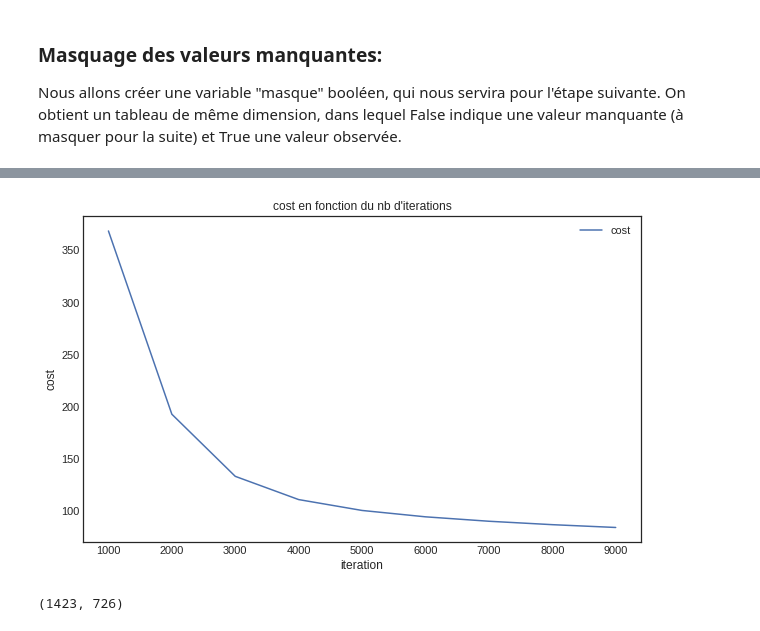
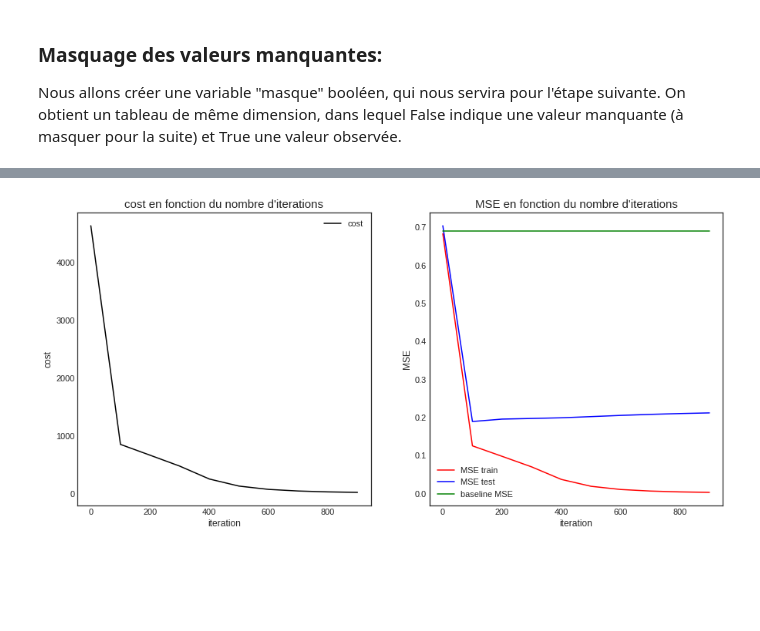
Before and after one commit to ismaelbonneau/movie_recommender, a Jupyter notebook: collaborative_filtering_1.ipynb, the cells around one changed output, grey strips where cells are left out. Cells and saved outputs as stored; diff of their text form; code cells hidden in the pictures; blank space fills up the shorter version.

```diff
--- a/collaborative_filtering_1.ipynb
+++ b/collaborative_filtering_1.ipynb
@@ -151,3 +206,10 @@ df = df.transpose()
+# %%
+for i in range(len(df.values)):
+    for j in range(len(df.values[i])):
+        if df.values[i,j] > 6:
+            df.values[i,j] = 1
+        else:
+            df.values[i,j] = 0
 # %% [markdown]
 ### Masquage des valeurs manquantes:
 
@@ -166,2 +217,4 @@ mask.head()
+# %%
+train = df.notnull().values
 # %%
 df.columns = list(range(len(serie_dict)))
@@ -168,3 +225,17 @@ df.columns = list(range(len(serie_dict)))
+# %%
+import random
+
+test_size = 0.2
+test = train.copy()
+
+for i in range(df.shape[0]):
+    for j in range(df.shape[1]):
+        if train[i,j]:
+            if random.random() < test_size:
+                #ajouter dans test et enlever de train
+                train[i,j] = False
+            else:
+                test[i,j] = False
 # %% [markdown]
 ### Matrix Factorization: principe
 
@@ -287,16 +428,23 @@ cost: 84.100412
+# %%
+nmf = NMF(50)
+learnt_U, learnt_I, results = nmf.run(df, train, test, 1000, 0.00001, alpha=0.001, verbose=False)
 # %%
-plt.figure(figsize=(10,6))
-plt.title("cost en fonction du nb d'iterations")
+plt.figure(figsize=(15,7))
+plt.subplot(1,2, 1)
+plt.title("cost en fonction du nombre d'iterations", fontsize=15)
 plt.xlabel("iteration")
 plt.ylabel("cost")
-plt.plot([a for a,b in costs[1:]], [b for a,b in costs[1:]], label="cost")
-#plt.plot([a for a,b in costs], mses, color="green", label="MSE error")
+plt.plot([a for a,b in results["cost"]], [b for a,b in results["cost"]], color="black", label="cost")
+plt.legend()
+
+plt.subplot(1,2, 2)
+plt.title("MSE en fonction du nombre d'iterations", fontsize=15)
+plt.xlabel("iteration")
+plt.ylabel("MSE")
+plt.plot([a for a,b in results["mse_train"]], [b for a,b in results["mse_train"]], color="red", label="MSE train")
+plt.plot([a for a,b in results["mse_test"]], [b for a,b in results["mse_test"]], color="blue", label="MSE test")
+plt.plot([a for a,b in results["mse_test"]], [0.69]*len(results["mse_train"]), color="green", label="baseline MSE")
 plt.legend()
 plt.show()
 # %% [output]
-[figure, old version]
+[figure, new version]
-# %%
-xptdr = np.round((df.T.stack().values.mean() + (learnt_bU + learnt_bI) + np.dot(learnt_U, learnt_I)) * 10)
-xptdr.shape
-# %% [output]
-(1423, 726)
```
Also changed, not shown: parts of 52 cells of this notebook, 38 other files.
